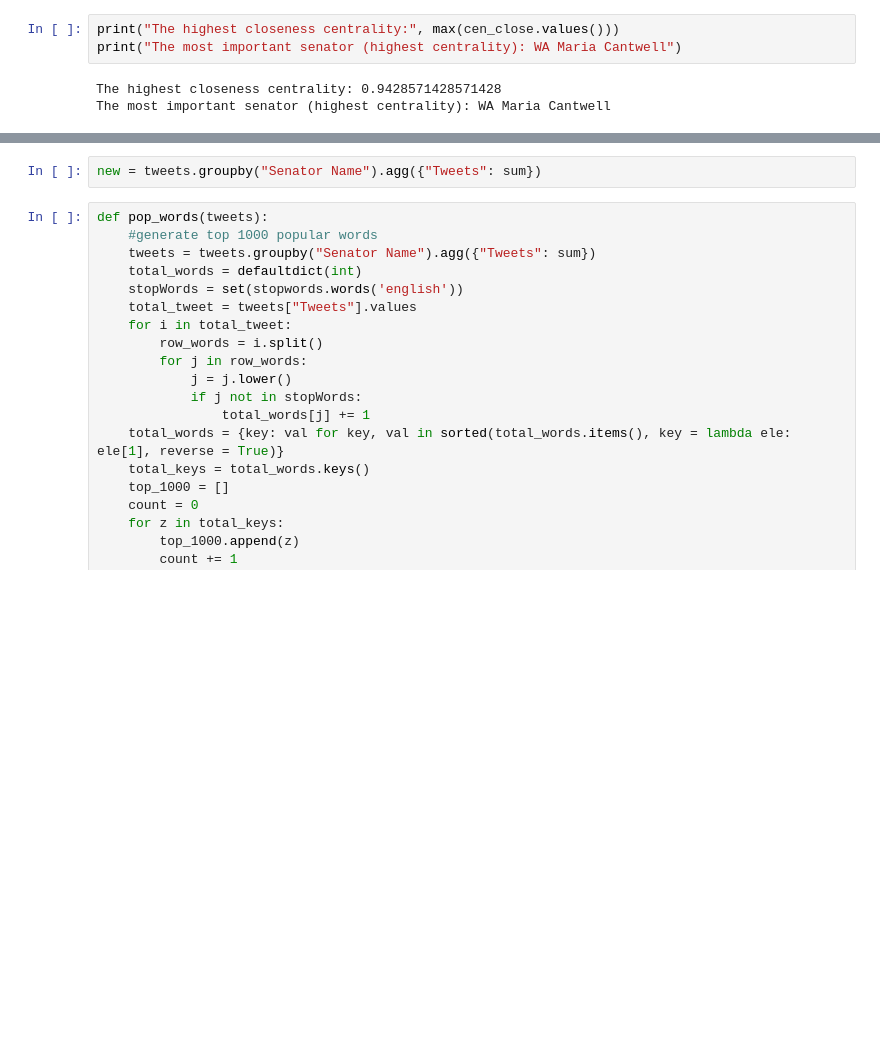
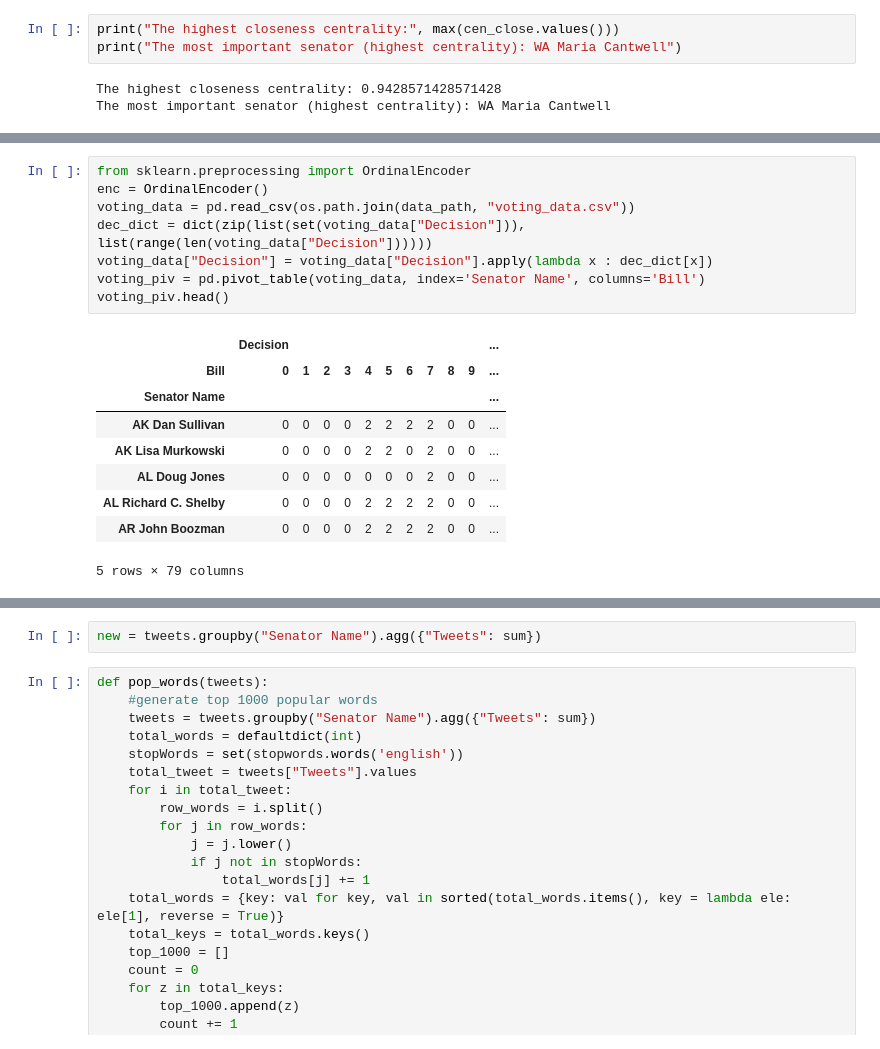
Before and after one commit to AnuragPamuru/dsc-180b-capstone-b03, a Jupyter notebook: notebooks/EDA.ipynb, the cells around one changed output, grey strips where cells are left out. Saved outputs shown, nothing was run; the diff lists cells and outputs as text; blank space fills up the shorter version.

```diff
--- a/notebooks/EDA.ipynb
+++ b/notebooks/EDA.ipynb
@@ -81,0 +82,18 @@ edges
+# %%
+from sklearn.preprocessing import OrdinalEncoder
+enc = OrdinalEncoder()
+voting_data = pd.read_csv(os.path.join(data_path, "voting_data.csv"))
+dec_dict = dict(zip(list(set(voting_data["Decision"])), list(range(len(voting_data["Decision"])))))
+voting_data["Decision"] = voting_data["Decision"].apply(lambda x : dec_dict[x])
+voting_piv = pd.pivot_table(voting_data, index='Senator Name', columns='Bill')
+voting_piv.head()
+# %% [output]
+|  | Decision |  |  |  |  |  |  |  |  |  | ... |
+| Bill | 0 | 1 | 2 | 3 | 4 | 5 | 6 | 7 | 8 | 9 | ... |
+| Senator Name |  |  |  |  |  |  |  |  |  |  | ... |
+| AK Dan Sullivan | 0 | 0 | 0 | 0 | 2 | 2 | 2 | 2 | 0 | 0 | ... |
+| AK Lisa Murkowski | 0 | 0 | 0 | 0 | 2 | 2 | 0 | 2 | 0 | 0 | ... |
+| AL Doug Jones | 0 | 0 | 0 | 0 | 0 | 0 | 0 | 2 | 0 | 0 | ... |
+| AL Richard C. Shelby | 0 | 0 | 0 | 0 | 2 | 2 | 2 | 2 | 0 | 0 | ... |
+| AR John Boozman | 0 | 0 | 0 | 0 | 2 | 2 | 2 | 2 | 0 | 0 | ... |
+5 rows × 79 columns
```
Also changed, not shown: parts of 8 cells of this notebook.
